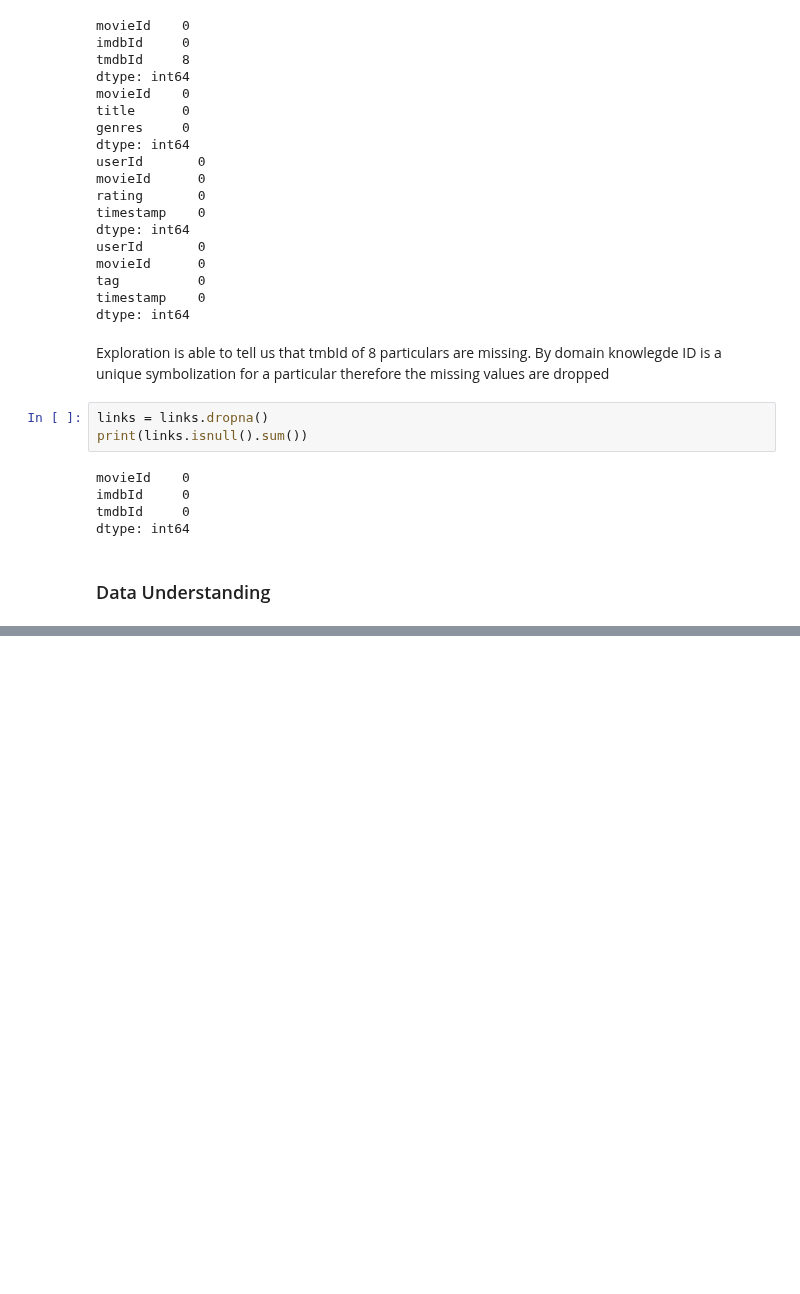
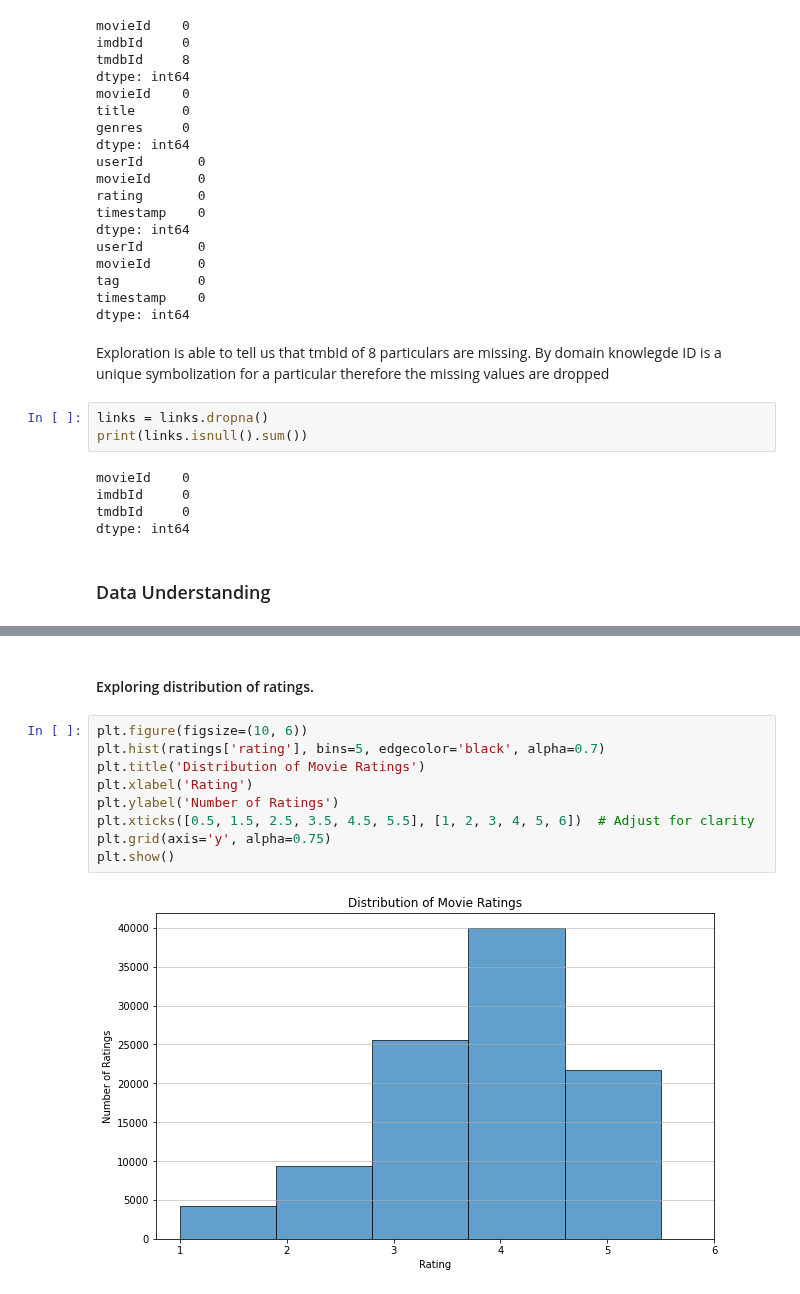
Before and after one commit to ruth-kitasi/Movielens-Recommendation-System, a Jupyter notebook: work_folder/mbego.ipynb, the cells around one changed output, grey strips where cells are left out. Drawn from its saved outputs; the diff is of its cells as text; blank space fills up the shorter version.

```diff
--- a/work_folder/mbego.ipynb
+++ b/work_folder/mbego.ipynb
@@ -137,0 +237,13 @@ genres: list of genres.
+# %% [markdown]
+#### Exploring distribution of ratings.
+# %%
+plt.figure(figsize=(10, 6))
+plt.hist(ratings['rating'], bins=5, edgecolor='black', alpha=0.7)
+plt.title('Distribution of Movie Ratings')
+plt.xlabel('Rating')
+plt.ylabel('Number of Ratings')
+plt.xticks([0.5, 1.5, 2.5, 3.5, 4.5, 5.5], [1, 2, 3, 4, 5, 6])  # Adjust for clarity
+plt.grid(axis='y', alpha=0.75)
+plt.show()
+# %% [output]
+[figure, added]
```
Also changed, not shown: parts of 14 cells of this notebook.
